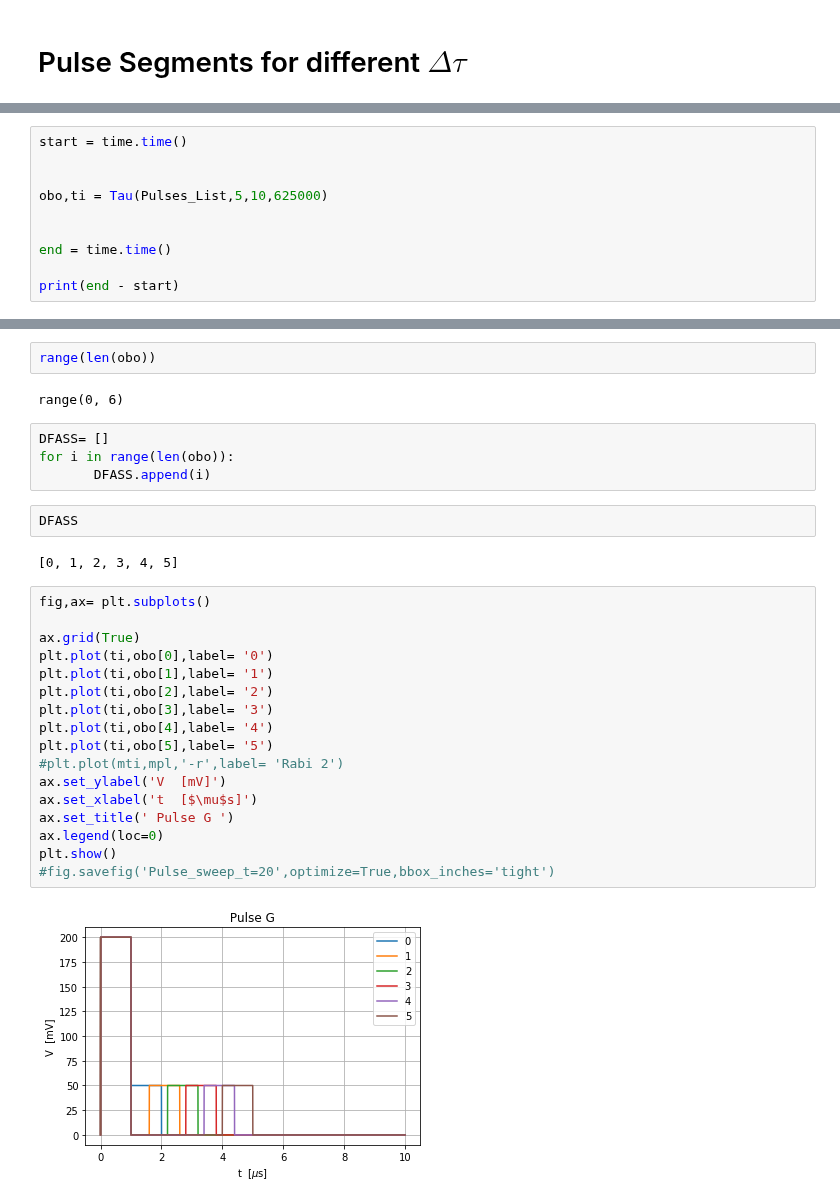
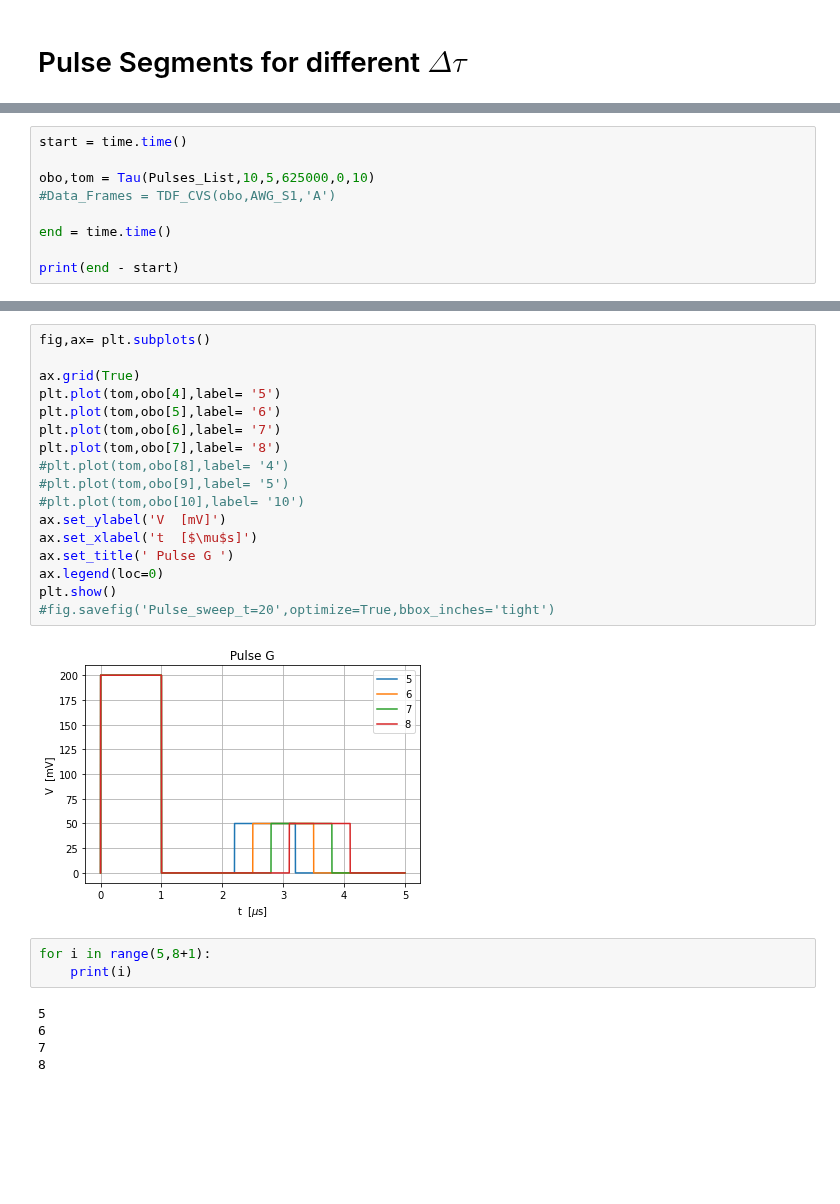
Before and after one commit to Holcan/STM, a Jupyter notebook: M8190/mechanicus.ipynb, the cells around one changed output, grey strips where cells are left out. Drawn from its saved outputs; the diff is of its cells as text; blank space fills up the shorter version.

```diff
--- a/M8190/mechanicus.ipynb
+++ b/M8190/mechanicus.ipynb
@@ -852,9 +894,8 @@ M8190A.query('OUTP:ROUT?')
 # %%
 start = time.time()
 
-
-obo,ti = Tau(Pulses_List,5,10,625000)
-
+obo,tom = Tau(Pulses_List,10,5,625000,0,10)
+#Data_Frames = TDF_CVS(obo,AWG_S1,'A')
 
 end = time.time()
 
@@ -897,31 +963,27 @@ SyntaxError: unexpected EOF while parsing (<ipython-input-21-de06f4a0c753>, line
-# %%
-range(len(obo))
-# %% [output]
-range(0, 6)
-# %%
-DFASS= []
-for i in range(len(obo)):
-       DFASS.append(i)
-# %%
-DFASS
-# %% [output]
-[0, 1, 2, 3, 4, 5]
 # %%
 fig,ax= plt.subplots()
 
 ax.grid(True)
-plt.plot(ti,obo[0],label= '0')
-plt.plot(ti,obo[1],label= '1')
-plt.plot(ti,obo[2],label= '2')
-plt.plot(ti,obo[3],label= '3')
-plt.plot(ti,obo[4],label= '4')
-plt.plot(ti,obo[5],label= '5')
-#plt.plot(mti,mpl,'-r',label= 'Rabi 2')
+plt.plot(tom,obo[4],label= '5')
+plt.plot(tom,obo[5],label= '6')
+plt.plot(tom,obo[6],label= '7')
+plt.plot(tom,obo[7],label= '8')
+#plt.plot(tom,obo[8],label= '4')
+#plt.plot(tom,obo[9],label= '5')
+#plt.plot(tom,obo[10],label= '10')
 ax.set_ylabel('V  [mV]')
 ax.set_xlabel('t  [$\mu$s]')
 ax.set_title(' Pulse G ')
 ax.legend(loc=0)
 plt.show()
 #fig.savefig('Pulse_sweep_t=20',optimize=True,bbox_inches='tight')
 # %% [output]
-[figure, old version]
+[figure, new version]
+# %%
+for i in range(5,8+1):
+    print(i)
+# %% [output]
+5
+6
+7
+8
```
Also changed, not shown: parts of 28 cells of this notebook, 5 other files.
